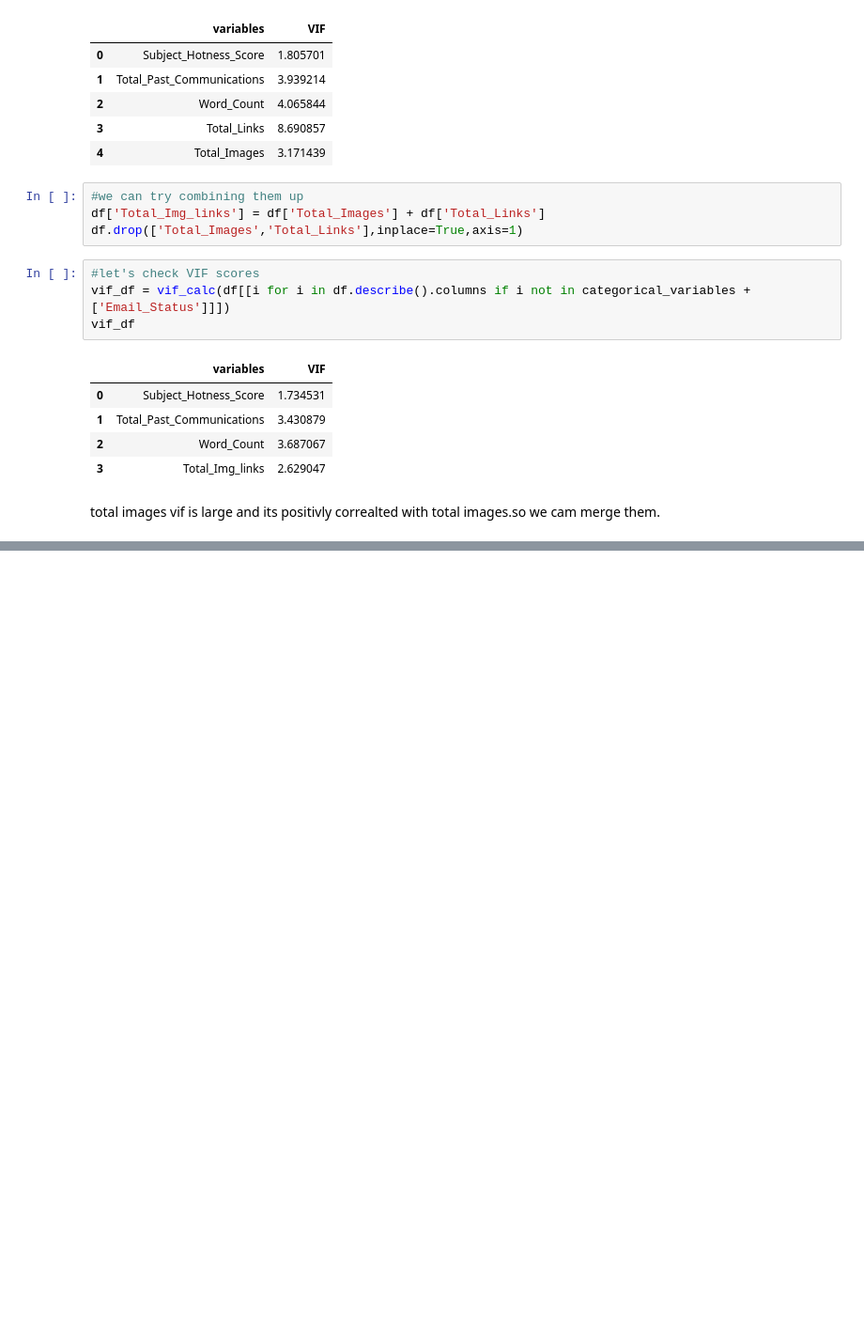
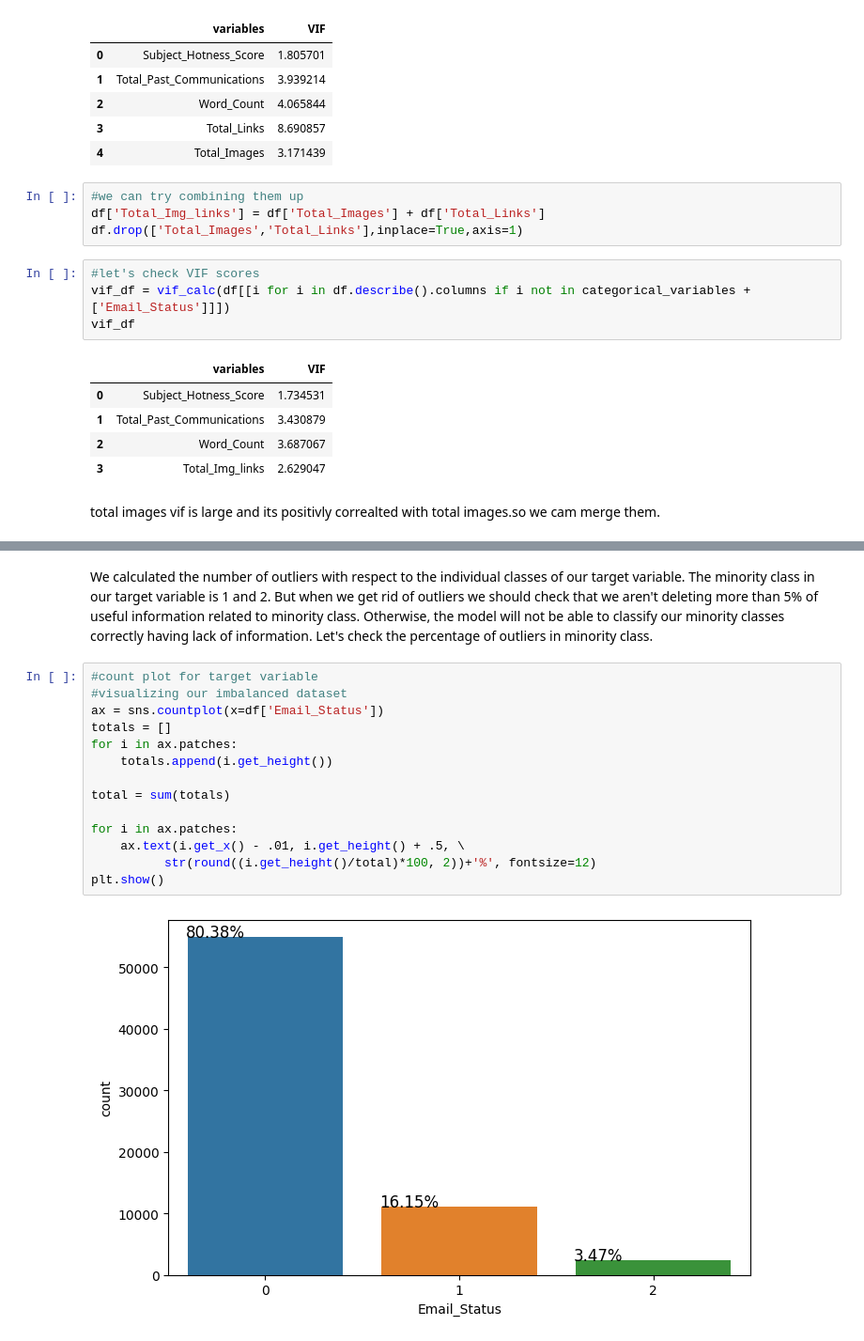
Before and after one commit to renukagore107/CAPSTONE-PROJECT-3--CLASSIFICATION, a Jupyter notebook: classification_data_email.ipynb, the cells around one changed output, grey strips where cells are left out. Shown at 94% size. Saved outputs shown, nothing was run; the diff lists cells and outputs as text; blank space fills up the shorter version.

```diff
--- a/classification_data_email.ipynb
+++ b/classification_data_email.ipynb
@@ -420,0 +447,18 @@ Index(['Email_Type', 'Subject_Hotness_Score', 'Email_Source_Type',
+# %% [markdown]
+We calculated the number of outliers with respect to the individual classes of our target variable. The minority class in our target variable is 1 and 2. But when we get rid of outliers we should check that we aren't deleting more than 5% of useful information related to minority class. Otherwise, the model will not be able to classify our minority classes correctly having lack of information. Let's check the percentage of outliers in minority class.
+# %%
+#count plot for target variable
+#visualizing our imbalanced dataset
+ax = sns.countplot(x=df['Email_Status'])
+totals = []
+for i in ax.patches:
+    totals.append(i.get_height())
+
+total = sum(totals)
+
+for i in ax.patches:
+    ax.text(i.get_x() - .01, i.get_height() + .5, \
+          str(round((i.get_height()/total)*100, 2))+'%', fontsize=12)
+plt.show()
+# %% [output]
+[figure, added]
```
Also changed, not shown: parts of 26 cells of this notebook.
